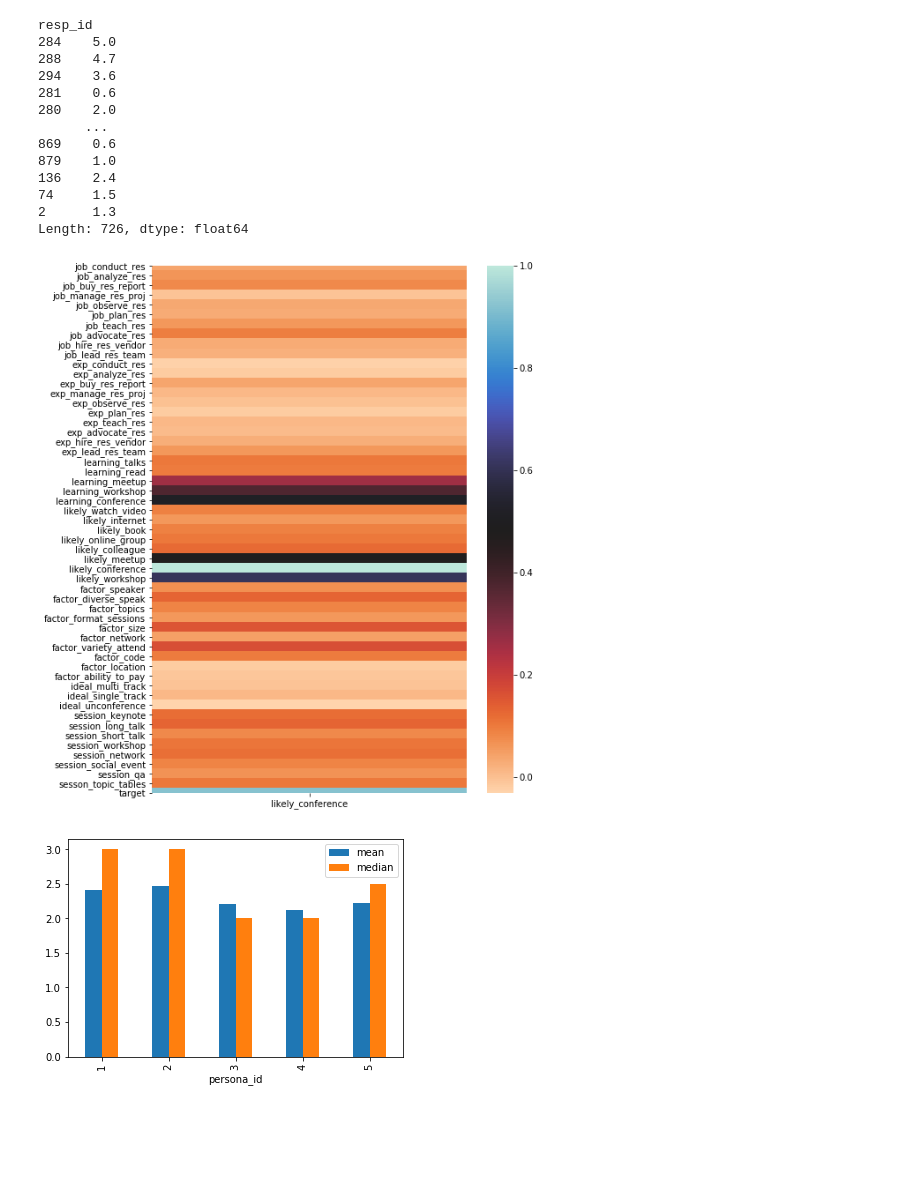
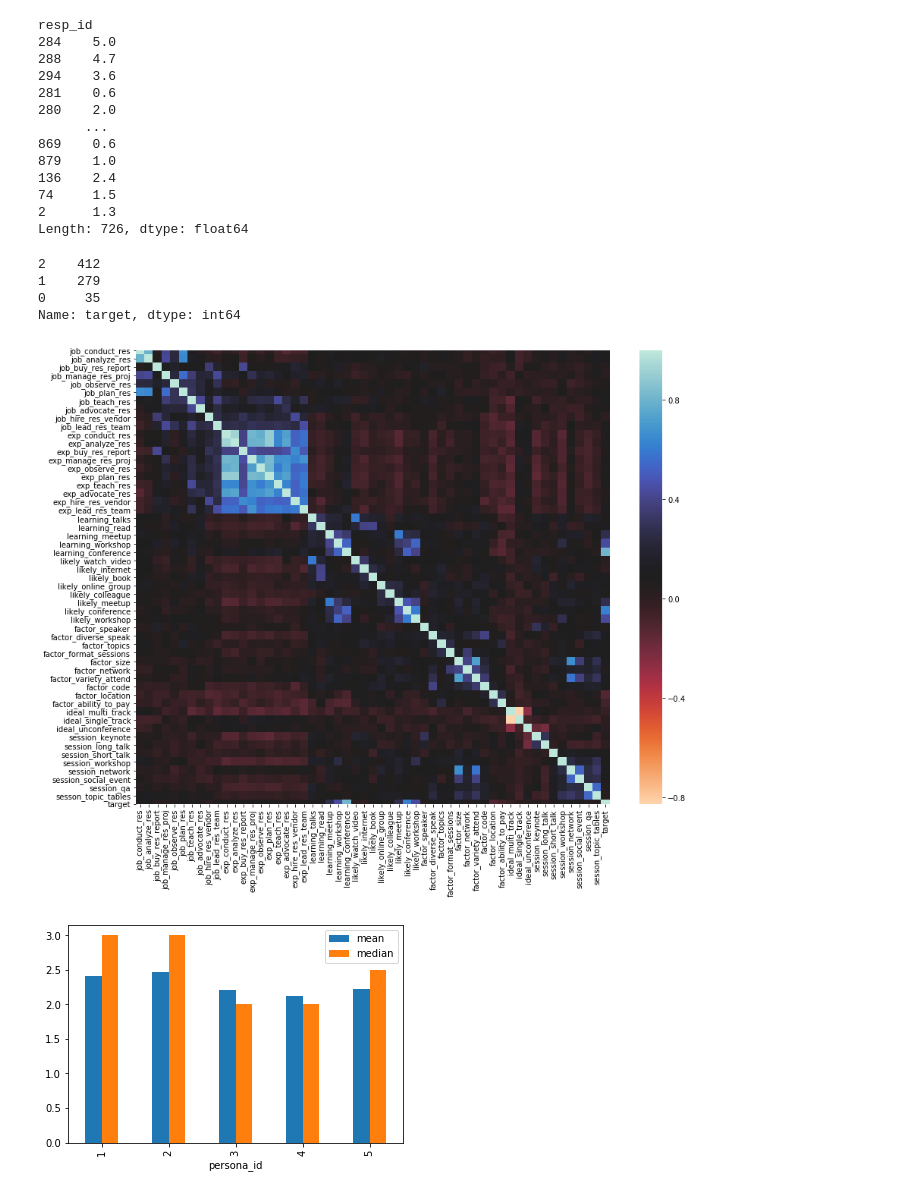
Before and after one commit to PersonaPredicta/Survey_Says..., a Jupyter notebook: dom/dom_nb.ipynb, the cells around one changed output. Drawn from its saved outputs; the diff is of its cells as text; code cells hidden in the pictures; blank space fills up the shorter version.

```diff
--- a/dom/dom_nb.ipynb
+++ b/dom/dom_nb.ipynb
@@ -184,21 +184,34 @@ Length: 726, dtype: float64
 #show distributions of values
 # %%
 #establish features and target and split train and test data
-df['target'] = df[['learning_conference','likely_conference']].apply('mean', axis = 1)
+def assign_target(x):
+    group=0
+    if x.learning_conference > 1:
+        group += 1
+    if x.likely_conference > 0:
+        group += 1
+    return group
+df['target'] = df.apply(assign_target, axis = 1)
 
 x = quant_cols.drop(['likely_conference','learning_conference']).to_list()+['persona_id', 'job_taxo']
 y = 'target'
-train, test = train_test_split(df[x+[y]].dropna(subset = [y]))
+train, test = train_test_split(df[x+[y]].dropna(subset = [y]), stratify = df[y])
 # %%
 #1/14/20
 #use svm or
 #form hypothesis and test them
+df.target.value_counts()
+# %% [output]
+2    412
+1    279
+0     35
+Name: target, dtype: int64
 # %%
-plt.figure(figsize=(8,11))
-sns.heatmap(df.corr()[['likely_conference']], cmap = 'icefire_r')
+plt.figure(figsize=(14,11))
+sns.heatmap(df.corr(), cmap = 'icefire_r')
 plt.show()
 # %% [output]
-[figure, old version]
+[figure, new version]
 # %%
 df.groupby('persona_id').likely_conference.agg(['mean', 'median']).plot.bar()
 plt.show()
```
Also changed, not shown: parts of 14 cells of this notebook.
